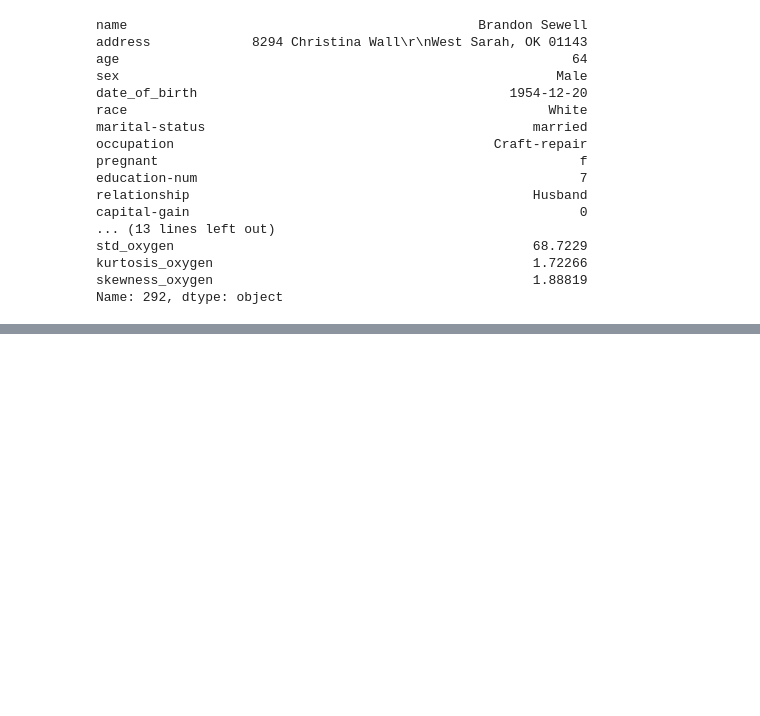
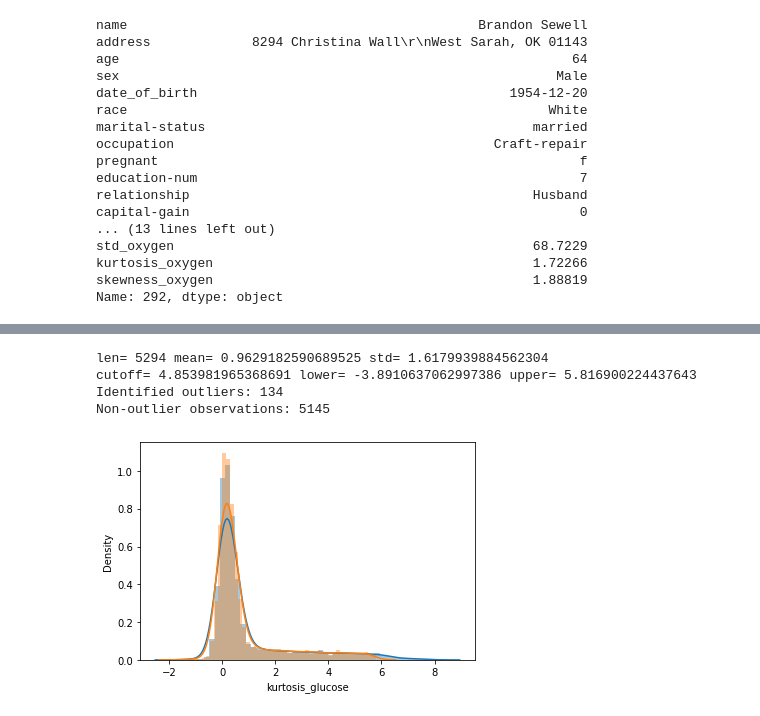
Before and after one commit to martinkukucka/IAU_Projekt, a Jupyter notebook: Projekt/projekt2.ipynb, the cells around one changed output, grey strips where cells are left out. Saved outputs shown, nothing was run; the diff lists cells and outputs as text; code cells hidden in the pictures; blank space fills up the shorter version.

```diff
--- a/Projekt/projekt2.ipynb
+++ b/Projekt/projekt2.ipynb
@@ -484,0 +572,8 @@ Name: 292, dtype: object
+# %%
+remove_outliers("kurtosis_glucose", 3)
+# %% [output]
+len= 5294 mean= 0.9629182590689525 std= 1.6179939884562304
+cutoff= 4.853981965368691 lower= -3.8910637062997386 upper= 5.816900224437643
+Identified outliers: 134
+Non-outlier observations: 5145
+[figure, added]
```
Also changed, not shown: parts of 10 cells of this notebook, 1 other file.
